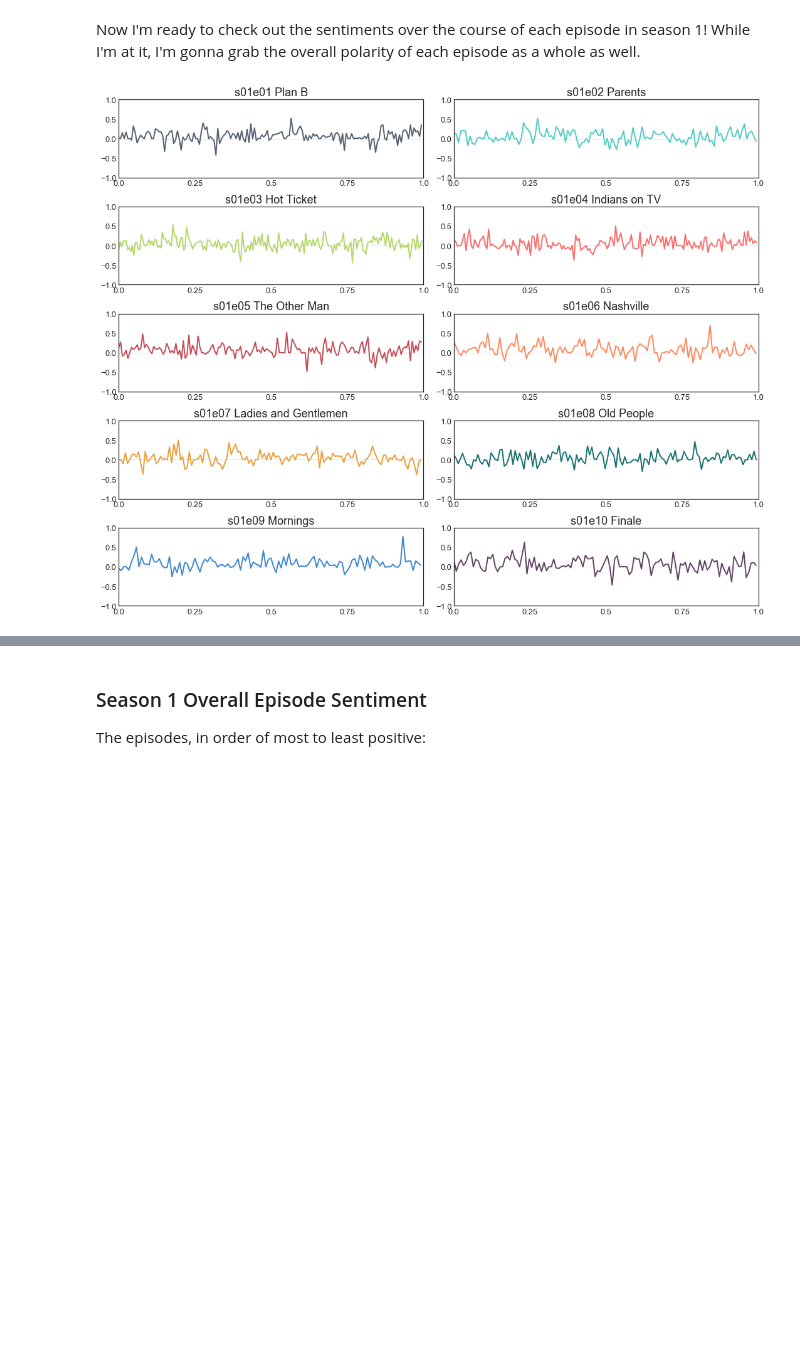
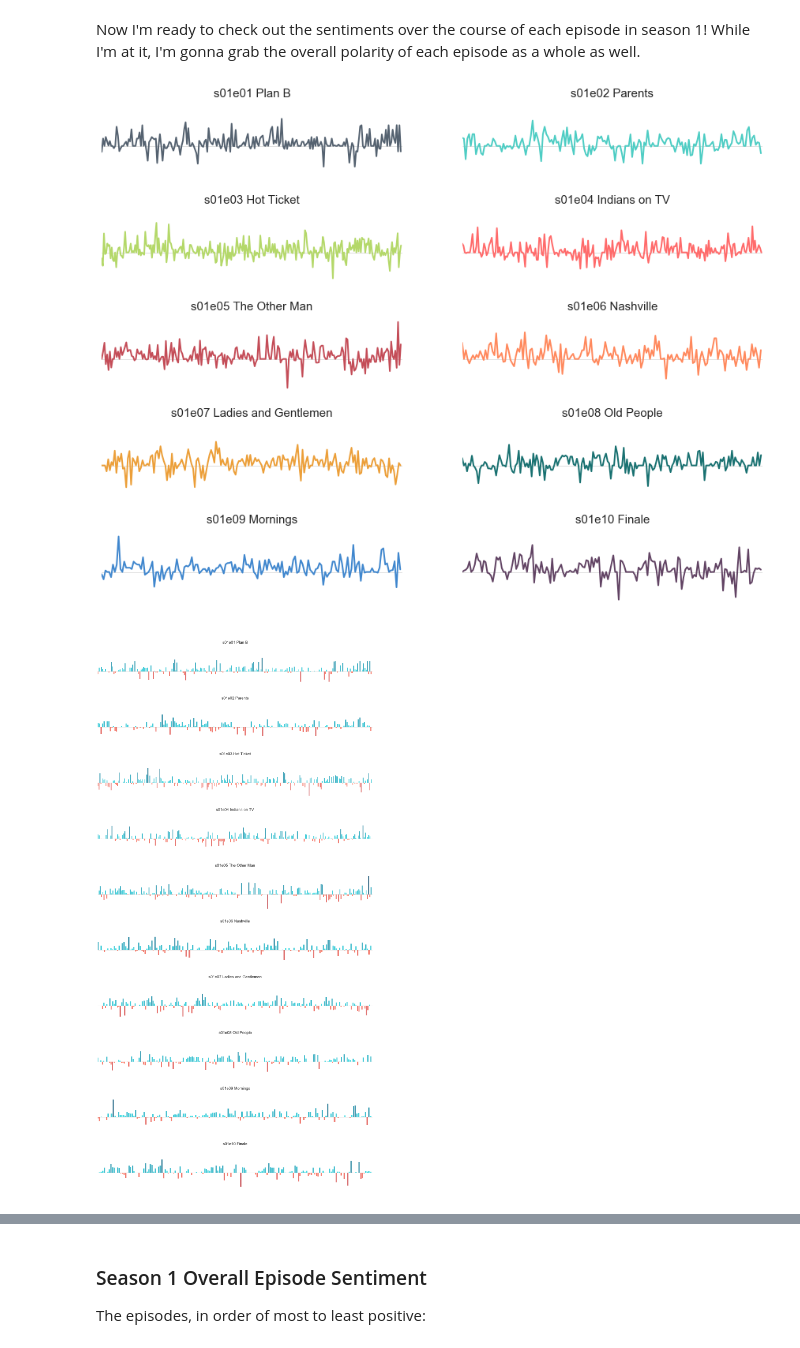
Before and after one commit to ashleyshine/feels, a Jupyter notebook: Master-of-None.ipynb, the cells around one changed output, grey strips where cells are left out. Drawn from its saved outputs; the diff is of its cells as text; code cells hidden in the pictures; blank space fills up the shorter version.

Commit message:
bar graphs

```diff
--- a/Master-of-None.ipynb
+++ b/Master-of-None.ipynb
@@ -163,4 +163,7 @@ def create_plot(figsize=(15,6), title="", xlabel="", ylabel="", fig=None, ax=Non
         ax.set_ylim(-1, 1)
         ax.set_xlim(0, 1)
 
+    for side in ax.spines:
+        ax.spines[side].set_visible(False)
+
     return fig, ax
@@ -216,0 +240,13 @@ Let's take a look at the some of the most positive & negative sentences in the e
+# %%
+fig, ax = create_plot(title="Sentiment in 'Thanksgiving'\n", xlabel='Time',
+                      ylabel='Sentiment', episode=True)
+
+sent_colors = pd.cut(averaged_polarities['polarity'], np.linspace(-1, 1, num=21, endpoint=True),
+                     include_lowest=True, labels=red_gradient + blue_gradient[::-1])
+
+ax.bar(averaged_polarities['relative_position'], averaged_polarities['polarity'],
+       color=sent_colors, width=0.8/len(averaged_polarities));
+
+ax.set_ylim(-1, 1)
+
+plt.show()
@@ -293,7 +333,7 @@ def get_episode_title(text, episode_info=False):
     if episode_info:
         title = text.replace('-', ' ').replace('.txt', '')
     else:
-        regex_str = r's\d+e\d+\s+(.*)'
+        regex_str = r's\d+e\d+(.*)'
         mo = re.search(regex_str, text, re.IGNORECASE)
         title = mo.group(1)
     return title
@@ -346,37 +386,54 @@ Now I'm ready to check out the sentiments over the course of each episode in sea
 s1_episodes = get_season_episodes(episode_dir, 1)
 s1_episodes = sorted(s1_episodes)
 # %%
-fig, axes = plt.subplots(figsize=(15, 12), nrows=5, ncols=2)
-axes = axes.reshape(-1)
+fig1, axes1 = plt.subplots(figsize=(15, 12), nrows=5, ncols=2)
+fig2, axes2 = plt.subplots(figsize=(15, 30), nrows=10, ncols=1)
+axes1 = axes1.reshape(-1)
+axes2 = axes2.reshape(-1)
 
 s1_episode_polarities = {}
 
-sentence_file = open('./Master-of-None-s1-sentences.txt', 'w')
+# uncomment to write top sentences to file
+# sentence_file = open('./Master-of-None-s1-sentences.txt', 'w')
 
-for i, (ax, episode) in enumerate(zip(axes, s1_episodes)):
+for i, (ax1, ax2, episode) in enumerate(zip(axes1, axes2, s1_episodes)):
     with open('{}/{}'.format(episode_dir, episode), 'r') as f:
         text = f.read()
         cleaned_text = clean_text(text)
         blob = TextBlob(cleaned_text)
         title = get_episode_title(episode, episode_info=True)
 
         episode_polarity = blob.sentiment.polarity
         s1_episode_polarities[title] = episode_polarity
 
         sentence_polarities = get_sentence_polarities(blob)
         sentence_df = create_sentence_df(sentence_polarities)
-        averaged_polarities = average_over_window(sentence_df, 4)
+        averaged_polarities = average_over_window(sentence_df, 3)
 
-        fig, ax = create_plot(title=title, fig=fig, ax=ax, episode=True)
+        # line graph
+        fig1, ax1 = create_plot(title='{}'.format(title), fig=fig1, ax=ax1, episode=True)
+        ax1.plot(averaged_polarities['relative_position'], averaged_polarities['polarity'],
+                color=colors[i], lw=2)
+        ax1.set_xticklabels([])
+        ax1.set_yticks([])
 
-        ax.plot(averaged_polarities['relative_position'], averaged_polarities['polarity'],
-                color=colors[i], lw=2)
+        # bar plot
+        fig2, ax2 = create_plot(title='{}\n'.format(title), fig=fig2, ax=ax2, episode=True)
 
-        write_top_sentences(sentence_file, sentence_df, title)
+        sent_colors = pd.cut(averaged_polarities['polarity'], np.linspace(-1, 1, num=21, endpoint=True),
+                             include_lowest=True, labels=red_gradient + blue_gradient[::-1])
 
-sentence_file.close()
+        ax2.bar(averaged_polarities['relative_position'], averaged_polarities['polarity'],
+               color=sent_colors, width=.8/len(averaged_polarities))
+        ax2.set_xticklabels([])
+        ax2.set_yticklabels([])
+
+        # write_top_sentences(sentence_file, sentence_df, title)
+
+# sentence_file.close()
 
 plt.tight_layout() # fix overlapping text/labels
 plt.show()
 # %% [output]
-[figure, old version]
+[figure, new version]
+[figure, added]
```
Also changed, not shown: parts of 15 cells of this notebook.
